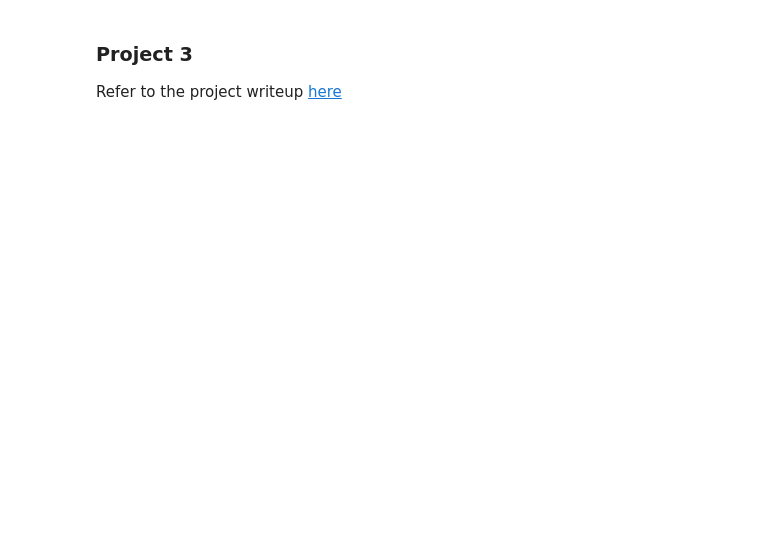
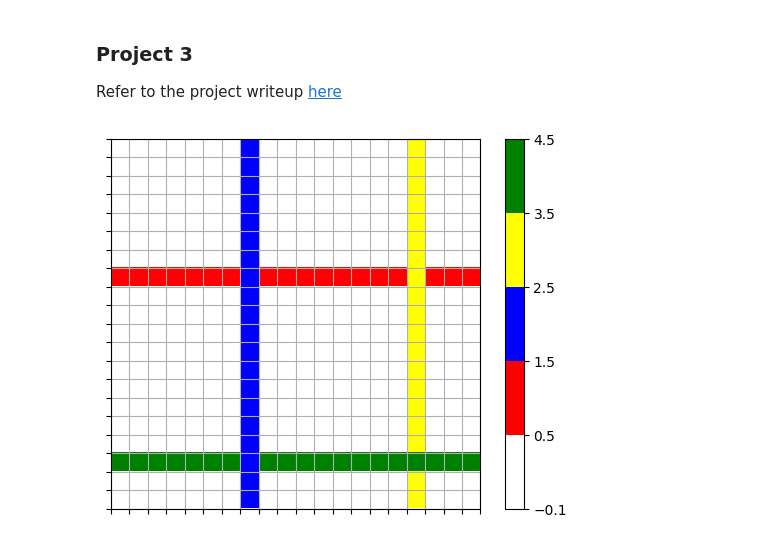
Before and after one commit to RohithM25/Wire-Cutting-Model-Training, a Jupyter notebook: main.ipynb, the cells around one changed output. Drawn from its saved outputs; the diff is of its cells as text; code cells hidden in the pictures; blank space fills up the shorter version.

```diff
--- a/main.ipynb
+++ b/main.ipynb
@@ -45,33 +45,39 @@ class diagram:
                     col = possibleColumns.pop(random.randrange(len(possibleColumns)))
                     for j in range(self.data.shape[1]): self.data[j][col] = color
             else:
                 if layRowFirst == 1:
                     col = possibleColumns.pop(random.randrange(len(possibleColumns)))
                     for j in range(self.data.shape[1]): self.data[j][col] = color
                 else:
                     row = possibleRows.pop(random.randrange(len(possibleRows)))
                     for j in range(self.data.shape[0]): self.data[row][j] = color
 
         return (dangerous,0) if dangerous == 0 else (dangerous,thirdWireLaid)
 
 
     def showDiagram(self):
         colors = ['white', 'red', 'blue', 'yellow','green']
         custom_map = ListedColormap(colors)
         bounds = [-.1, .5, 1.5, 2.5, 3.5, 4.5]
         norm = BoundaryNorm(bounds, custom_map.N)
         plt.imshow(self.data, cmap = custom_map, norm=norm)
 
         #Ensure shows plot with increments of 1
         plt.xticks(np.arange(-0.5, self.data.shape[1], 1), labels=[])
         plt.yticks(np.arange(-0.5, self.data.shape[0], 1), labels=[])
 
         #Show gridlines
         plt.grid(True)
 
         #Show colorbar
         plt.colorbar()
         plt.show()
+
+dgrm = diagram.createDiagram()
+dgrm.layWires()
+dgrm.showDiagram()
+# %% [output]
+[figure, added]
 # %%
 data = np.load('1k_data/data.npy')
 labels = np.load('1k_data/labels.npy')
```
Also changed, not shown: parts of 13 cells of this notebook, 3 other files.
